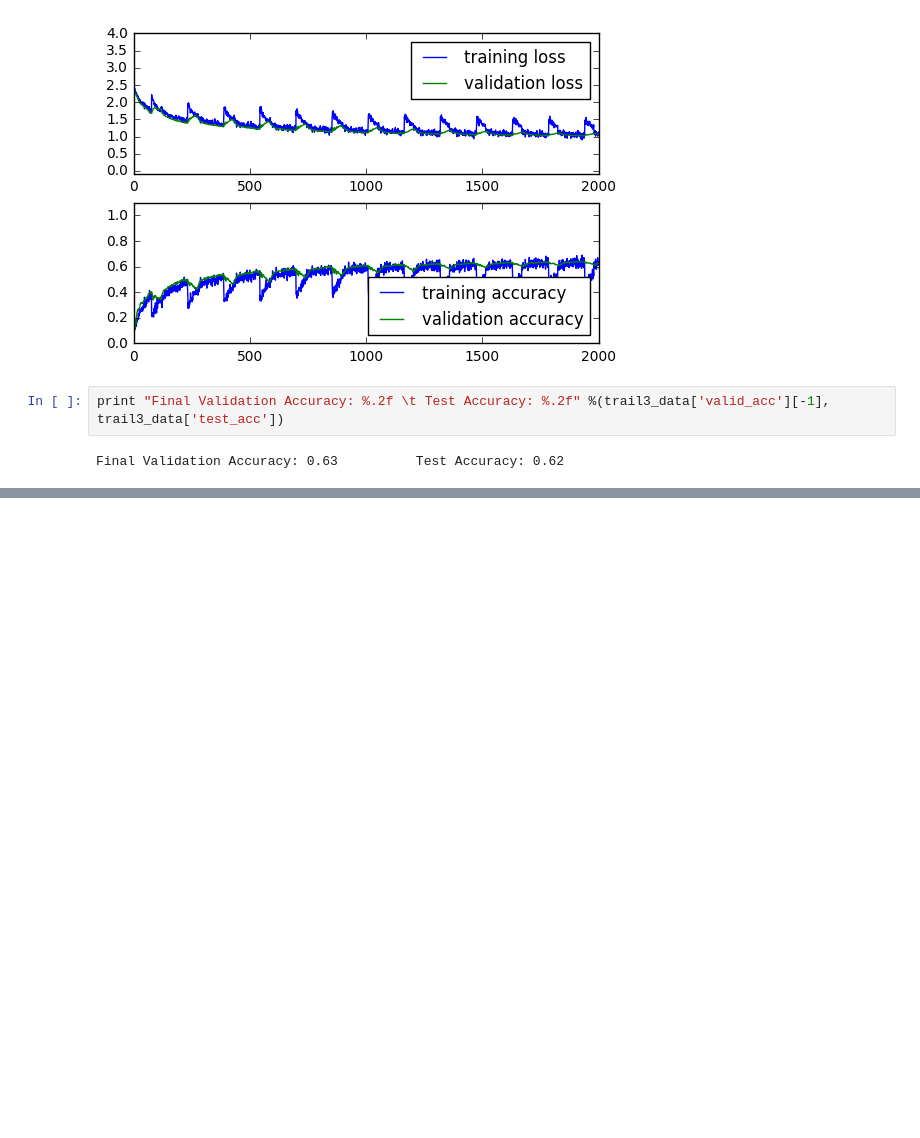
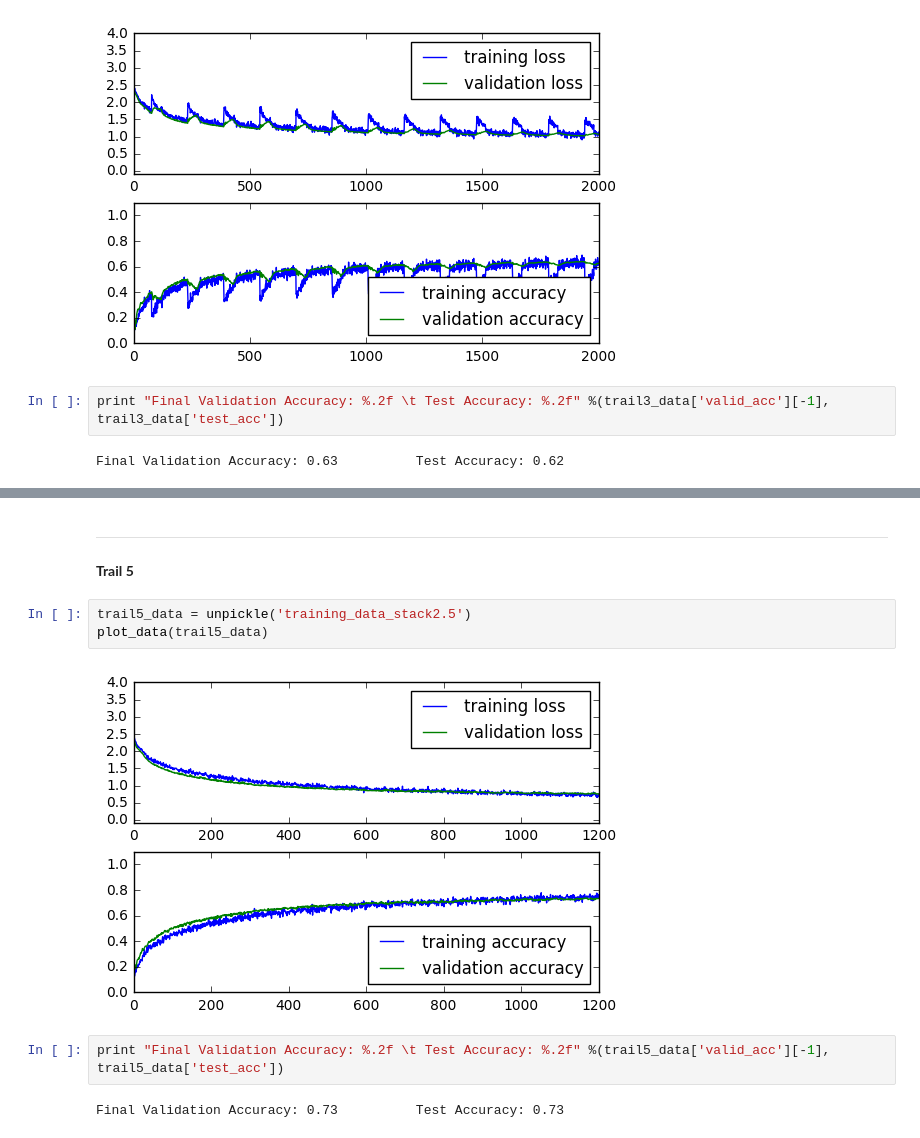
Before and after one commit to zhongyuk/machine-learning, a Jupyter notebook: projects/capstone/experiment2.ipynb, the cells around one changed output, grey strips where cells are left out. Saved outputs shown, nothing was run; the diff lists cells and outputs as text; blank space fills up the shorter version.

```diff
--- a/projects/capstone/experiment2.ipynb
+++ b/projects/capstone/experiment2.ipynb
@@ -474,0 +500,12 @@ Final Validation Accuracy: 0.63          Test Accuracy: 0.62
+# %% [markdown]
+***
+**Trail 5**
+# %%
+trail5_data = unpickle('training_data_stack2.5')
+plot_data(trail5_data)
+# %% [output]
+[figure, added]
+# %%
+print "Final Validation Accuracy: %.2f \t Test Accuracy: %.2f" %(trail5_data['valid_acc'][-1], trail5_data['test_acc'])
+# %% [output]
+Final Validation Accuracy: 0.73          Test Accuracy: 0.73
```
Also changed, not shown: parts of 4 cells of this notebook, 4 other files.
